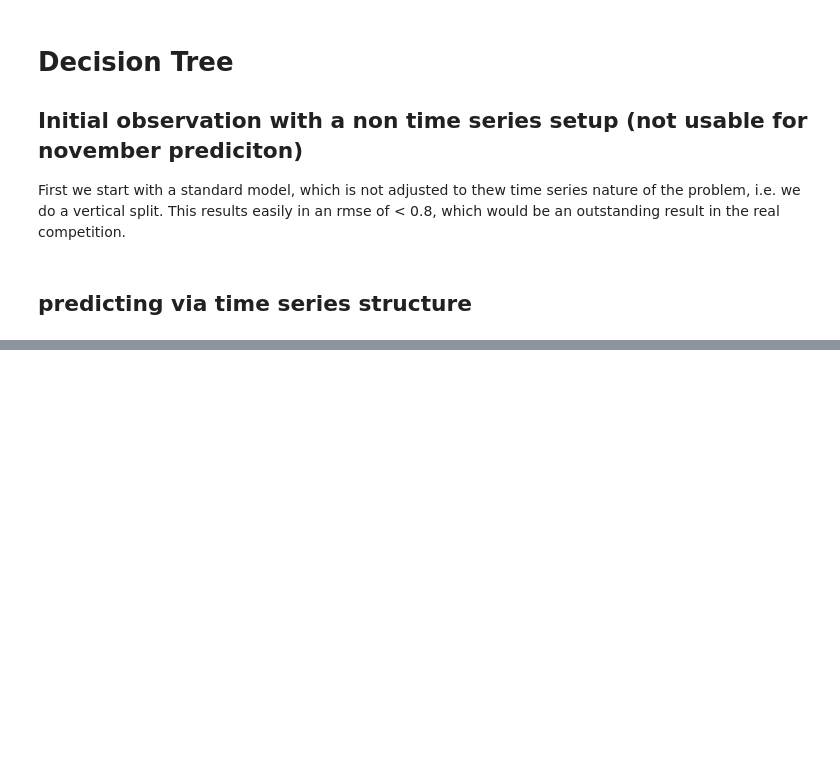
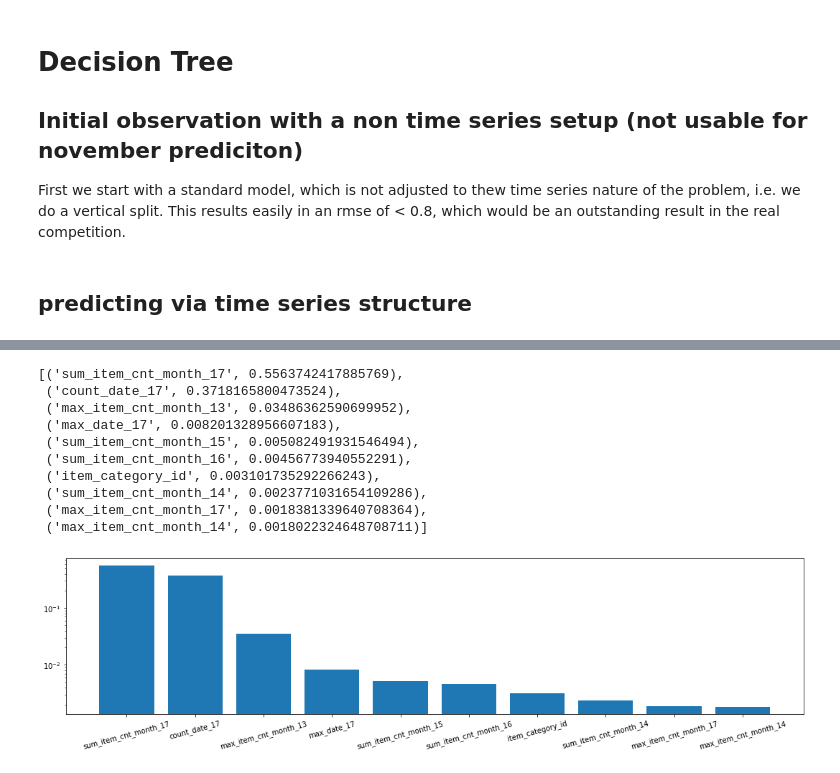
Before and after one commit to wol-e/kaggle, a Jupyter notebook: predict-future-sales/predict-future-sales/trees_on_monthly_aggregated_data.ipynb, the cells around one changed output, grey strips where cells are left out. Saved outputs shown, nothing was run; the diff lists cells and outputs as text; code cells hidden in the pictures; blank space fills up the shorter version.

```diff
--- a/predict-future-sales/predict-future-sales/trees_on_monthly_aggregated_data.ipynb
+++ b/predict-future-sales/predict-future-sales/trees_on_monthly_aggregated_data.ipynb
@@ -370,0 +241,32 @@ submission.sort_values(by="item_cnt_month")
+# %%
+"""feature importance"""
+
+feature_imp = list(zip(df.columns, model_rf_series.feature_importances_))
+feature_imp.sort(key = lambda x: x[1], reverse=True)
+
+items=10
+
+display(feature_imp[:items])
+
+fig, ax = plt.subplots(1, 1, figsize=(15, 4))
+ax.bar(
+    [f[0] for f in feature_imp][:items],
+    [f[1] for f in feature_imp][:items]
+)
+ax.tick_params(axis='x', labelrotation=15)
+ax.set_yscale("log")
+
+plt.tight_layout()
+plt.show()
+# %% [output]
+[('sum_item_cnt_month_17', 0.5563742417885769),
+ ('count_date_17', 0.3718165800473524),
+ ('max_item_cnt_month_13', 0.03486362590699952),
+ ('max_date_17', 0.008201328956607183),
+ ('sum_item_cnt_month_15', 0.005082491931546494),
+ ('sum_item_cnt_month_16', 0.00456773940552291),
+ ('item_category_id', 0.003101735292266243),
+ ('sum_item_cnt_month_14', 0.0023771031654109286),
+ ('max_item_cnt_month_17', 0.0018381339640708364),
+ ('max_item_cnt_month_14', 0.0018022324648708711)]
+[figure, added]
```
Also changed, not shown: parts of 40 cells of this notebook, 3 other files.
